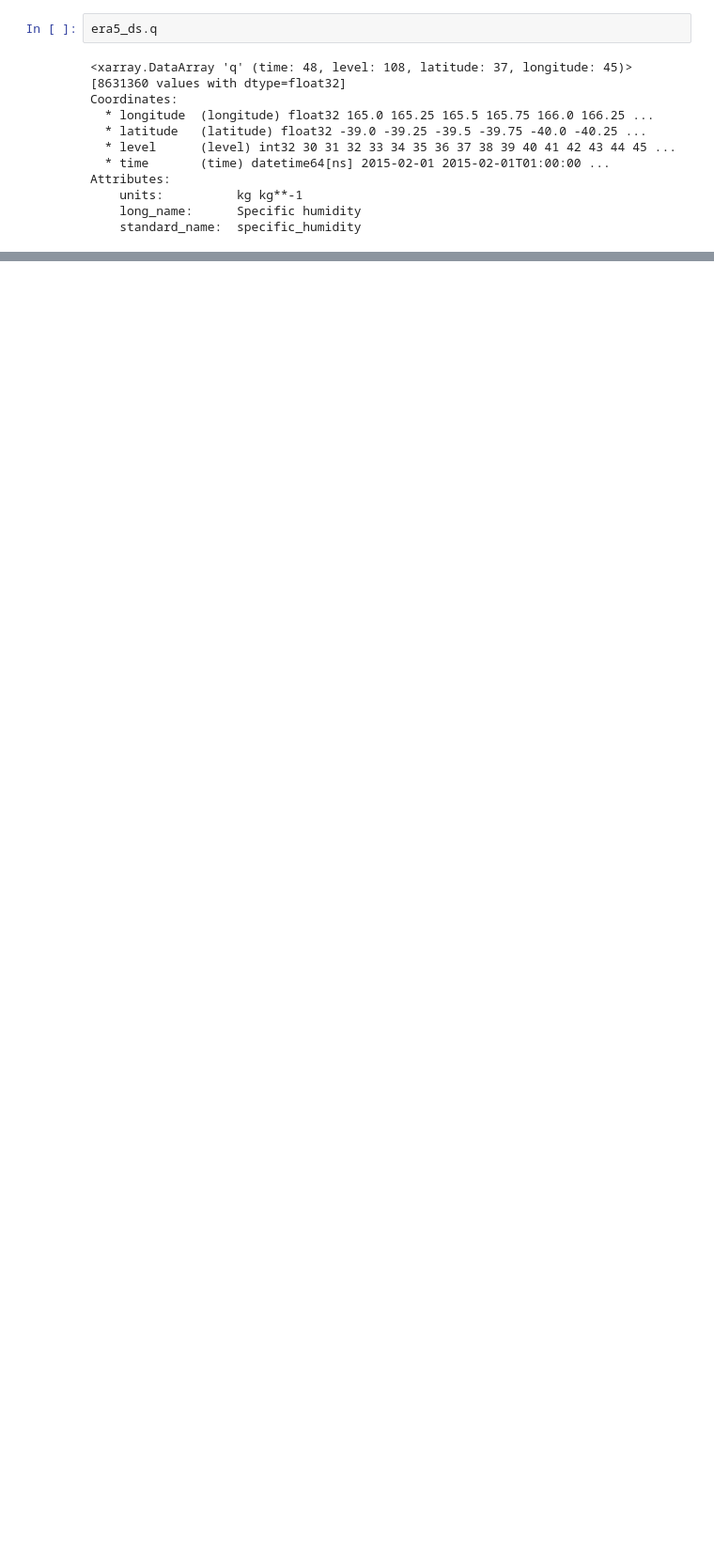
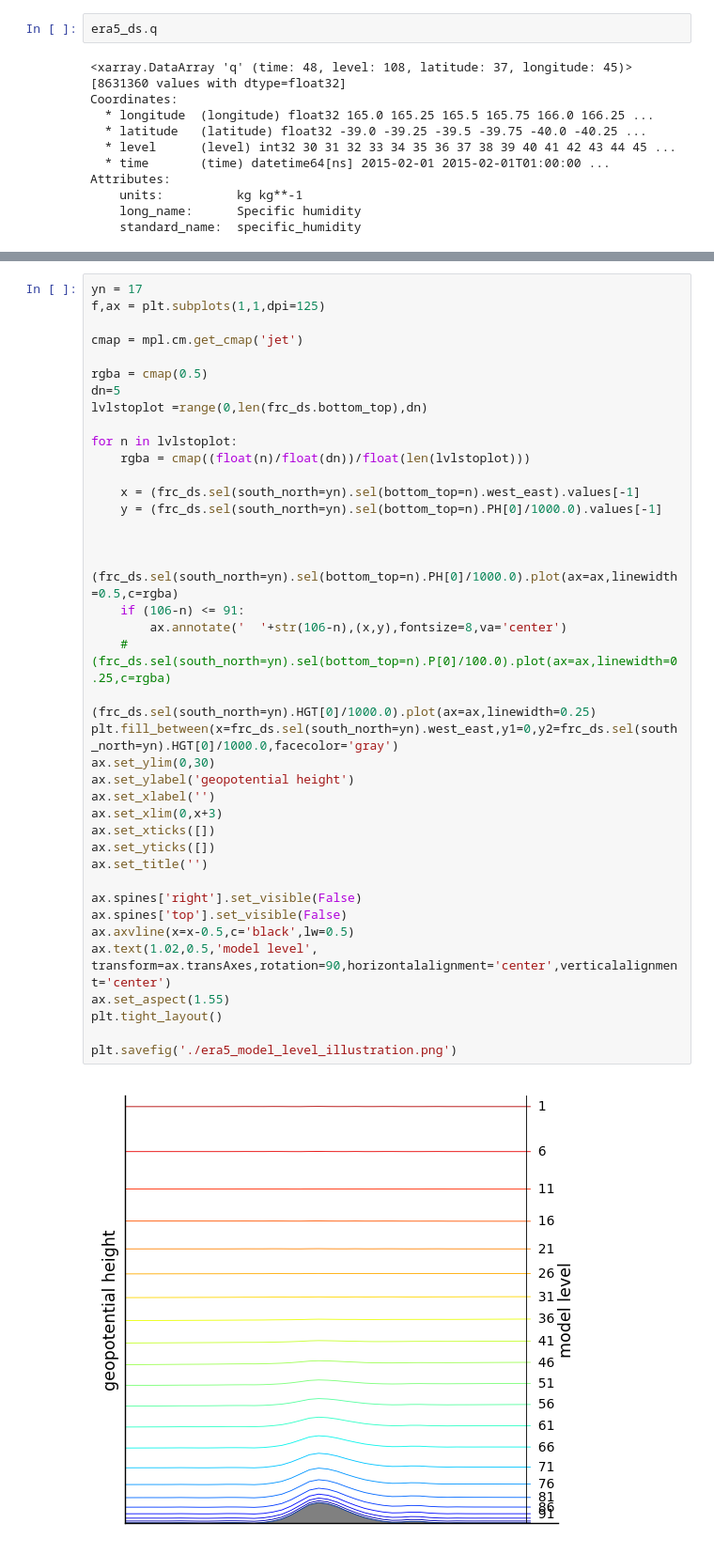
Before and after one commit to johanneshorak/era52icar, a Jupyter notebook: tryouts.ipynb, the cells around one changed output, grey strips where cells are left out. Shown at 94% size. Drawn from its saved outputs; the diff is of its cells as text; blank space fills up the shorter version.

```diff
--- a/tryouts.ipynb
+++ b/tryouts.ipynb
@@ -341,0 +508,42 @@ Attributes:
+# %%
+yn = 17
+f,ax = plt.subplots(1,1,dpi=125)
+
+cmap = mpl.cm.get_cmap('jet')
+
+rgba = cmap(0.5)
+dn=5
+lvlstoplot =range(0,len(frc_ds.bottom_top),dn)
+
+for n in lvlstoplot:
+    rgba = cmap((float(n)/float(dn))/float(len(lvlstoplot)))
+
+    x = (frc_ds.sel(south_north=yn).sel(bottom_top=n).west_east).values[-1]
+    y = (frc_ds.sel(south_north=yn).sel(bottom_top=n).PH[0]/1000.0).values[-1]
+
+
+    (frc_ds.sel(south_north=yn).sel(bottom_top=n).PH[0]/1000.0).plot(ax=ax,linewidth=0.5,c=rgba)
+    if (106-n) <= 91:
+        ax.annotate('  '+str(106-n),(x,y),fontsize=8,va='center')
+    #(frc_ds.sel(south_north=yn).sel(bottom_top=n).P[0]/100.0).plot(ax=ax,linewidth=0.25,c=rgba)
+
+(frc_ds.sel(south_north=yn).HGT[0]/1000.0).plot(ax=ax,linewidth=0.25)
+plt.fill_between(x=frc_ds.sel(south_north=yn).west_east,y1=0,y2=frc_ds.sel(south_north=yn).HGT[0]/1000.0,facecolor='gray')
+ax.set_ylim(0,30)
+ax.set_ylabel('geopotential height')
+ax.set_xlabel('')
+ax.set_xlim(0,x+3)
+ax.set_xticks([])
+ax.set_yticks([])
+ax.set_title('')
+
+ax.spines['right'].set_visible(False)
+ax.spines['top'].set_visible(False)
+ax.axvline(x=x-0.5,c='black',lw=0.5)
+ax.text(1.02,0.5,'model level', transform=ax.transAxes,rotation=90,horizontalalignment='center',verticalalignment='center')
+ax.set_aspect(1.55)
+plt.tight_layout()
+
+plt.savefig('./era5_model_level_illustration.png')
+# %% [output]
+[figure, added]
```
Also changed, not shown: parts of 32 cells of this notebook, 2 other files.
